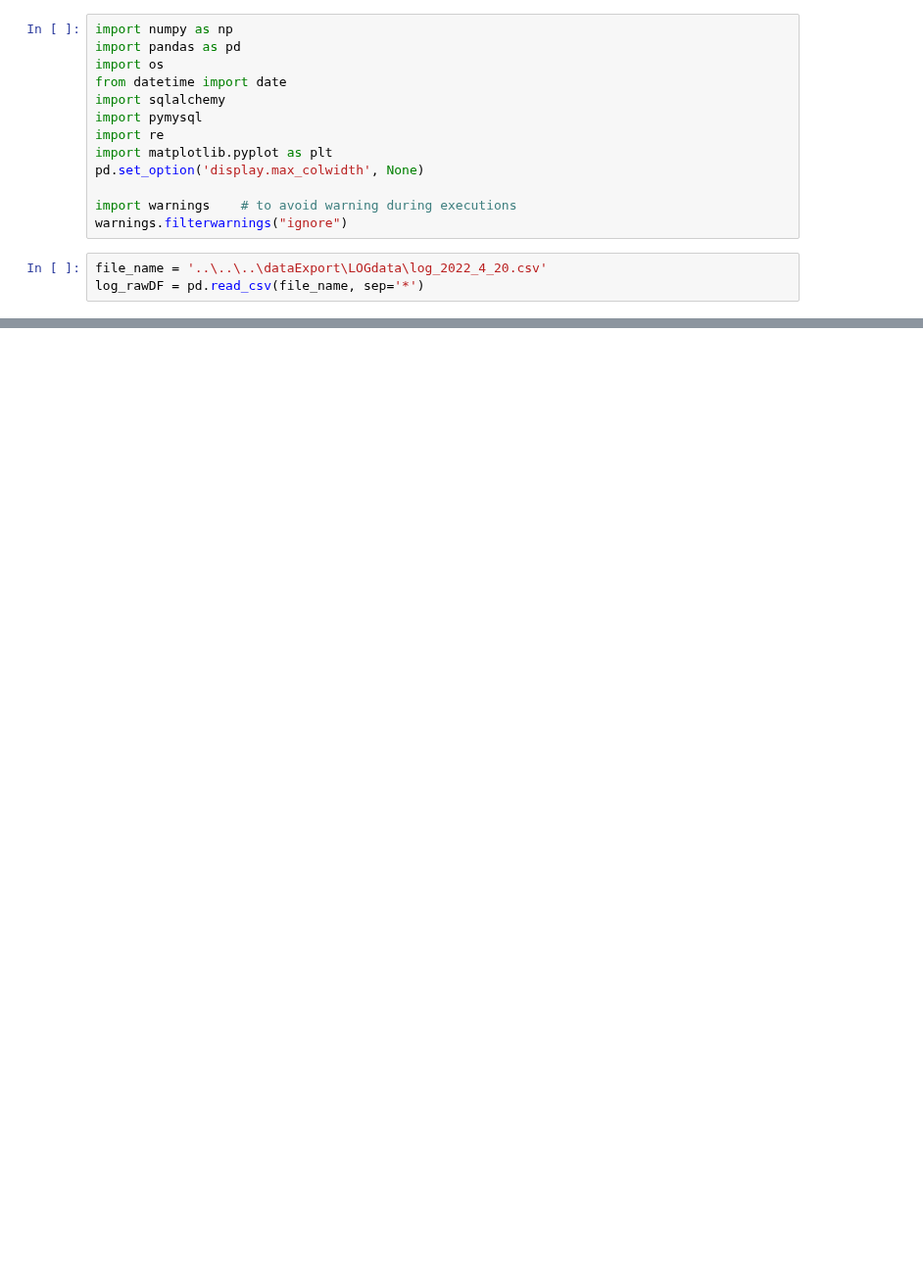
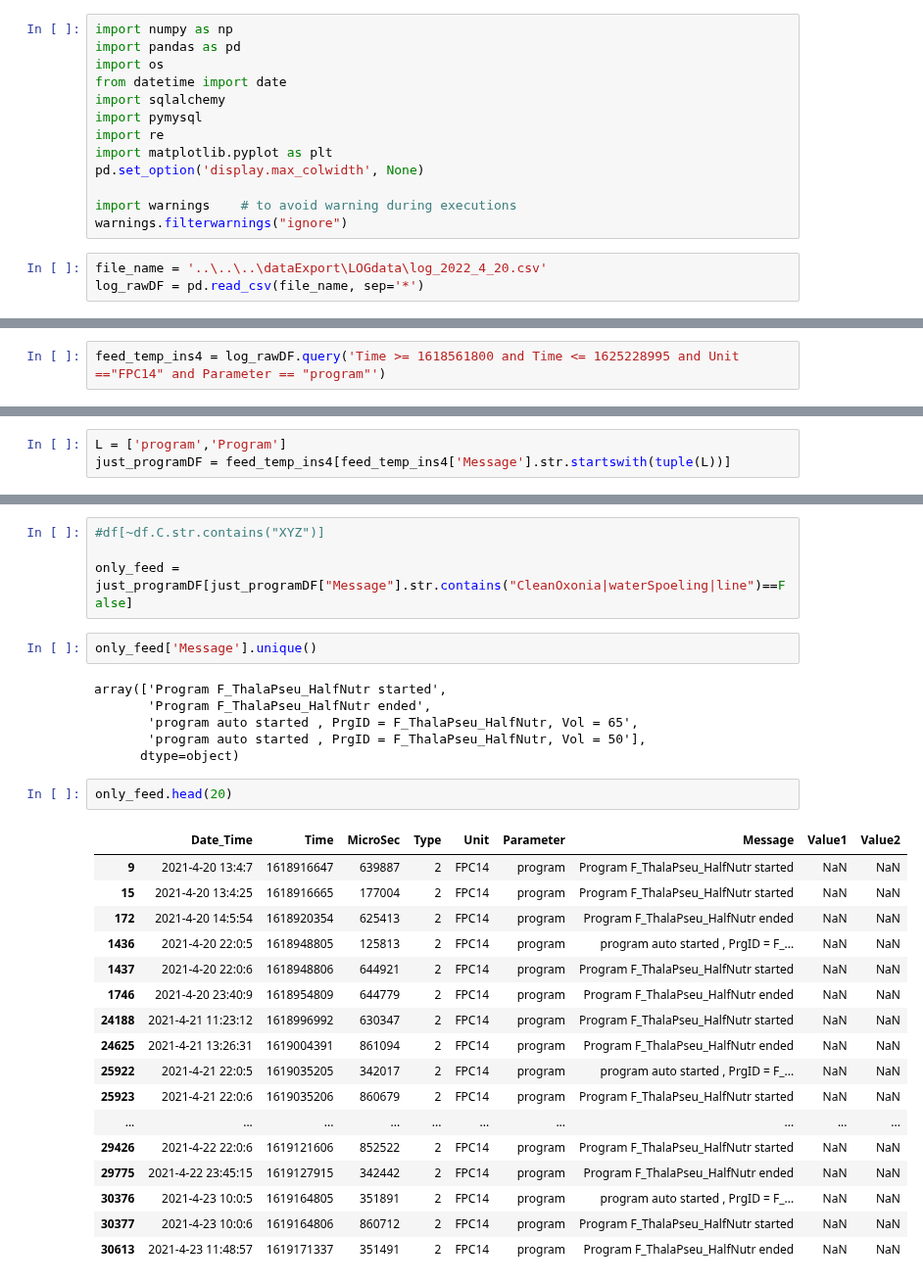
Before and after one commit to janakishyama/ESR_10, a Jupyter notebook: WP1/data_cleaning_DBexport/_4_feed_Nutrient/1_feed_data_extraction.ipynb, the cells around one changed output, grey strips where cells are left out. Shown at 98% size. Cells and saved outputs as stored; diff of their text form; blank space fills up the shorter version.

```diff
--- a/WP1/data_cleaning_DBexport/_4_feed_Nutrient/1_feed_data_extraction.ipynb
+++ b/WP1/data_cleaning_DBexport/_4_feed_Nutrient/1_feed_data_extraction.ipynb
@@ -36,0 +26,2 @@ log_rawDF.head(20)
+# %%
+feed_temp_ins4 = log_rawDF.query('Time >= 1618561800 and Time <= 1625228995 and Unit =="FPC14" and Parameter == "program"')
@@ -36,0 +87,3 @@ log_rawDF.head(20)
+# %%
+L = ['program','Program']
+just_programDF = feed_temp_ins4[feed_temp_ins4['Message'].str.startswith(tuple(L))]
@@ -36,0 +101,32 @@ log_rawDF.head(20)
+# %%
+#df[~df.C.str.contains("XYZ")]
+
+only_feed = just_programDF[just_programDF["Message"].str.contains("CleanOxonia|waterSpoeling|line")==False]
+# %%
+only_feed['Message'].unique()
+# %% [output]
+array(['Program F_ThalaPseu_HalfNutr started',
+       'Program F_ThalaPseu_HalfNutr ended',
+       'program auto started , PrgID = F_ThalaPseu_HalfNutr, Vol = 65',
+       'program auto started , PrgID = F_ThalaPseu_HalfNutr, Vol = 50'],
+      dtype=object)
+# %%
+only_feed.head(20)
+# %% [output]
+|  | Date_Time | Time | MicroSec | Type | Unit | Parameter | Message | Value1 | Value2 |
+| 9 | 2021-4-20 13:4:7 | 1618916647 | 639887 | 2 | FPC14 | program | Program F_ThalaPseu_HalfNutr started | NaN | NaN |
+| 15 | 2021-4-20 13:4:25 | 1618916665 | 177004 | 2 | FPC14 | program | Program F_ThalaPseu_HalfNutr started | NaN | NaN |
+| 172 | 2021-4-20 14:5:54 | 1618920354 | 625413 | 2 | FPC14 | program | Program F_ThalaPseu_HalfNutr ended | NaN | NaN |
+| 1436 | 2021-4-20 22:0:5 | 1618948805 | 125813 | 2 | FPC14 | program | program auto started , PrgID = F_... | NaN | NaN |
+| 1437 | 2021-4-20 22:0:6 | 1618948806 | 644921 | 2 | FPC14 | program | Program F_ThalaPseu_HalfNutr started | NaN | NaN |
+| 1746 | 2021-4-20 23:40:9 | 1618954809 | 644779 | 2 | FPC14 | program | Program F_ThalaPseu_HalfNutr ended | NaN | NaN |
+| 24188 | 2021-4-21 11:23:12 | 1618996992 | 630347 | 2 | FPC14 | program | Program F_ThalaPseu_HalfNutr started | NaN | NaN |
+| 24625 | 2021-4-21 13:26:31 | 1619004391 | 861094 | 2 | FPC14 | program | Program F_ThalaPseu_HalfNutr ended | NaN | NaN |
+| 25922 | 2021-4-21 22:0:5 | 1619035205 | 342017 | 2 | FPC14 | program | program auto started , PrgID = F_... | NaN | NaN |
+| 25923 | 2021-4-21 22:0:6 | 1619035206 | 860679 | 2 | FPC14 | program | Program F_ThalaPseu_HalfNutr started | NaN | NaN |
+| ... | ... | ... | ... | ... | ... | ... | ... | ... | ... |
+| 29426 | 2021-4-22 22:0:6 | 1619121606 | 852522 | 2 | FPC14 | program | Program F_ThalaPseu_HalfNutr started | NaN | NaN |
+| 29775 | 2021-4-22 23:45:15 | 1619127915 | 342442 | 2 | FPC14 | program | Program F_ThalaPseu_HalfNutr ended | NaN | NaN |
+| 30376 | 2021-4-23 10:0:5 | 1619164805 | 351891 | 2 | FPC14 | program | program auto started , PrgID = F_... | NaN | NaN |
+| 30377 | 2021-4-23 10:0:6 | 1619164806 | 860712 | 2 | FPC14 | program | Program F_ThalaPseu_HalfNutr started | NaN | NaN |
+| 30613 | 2021-4-23 11:48:57 | 1619171337 | 351491 | 2 | FPC14 | program | Program F_ThalaPseu_HalfNutr ended | NaN | NaN |
```
Also changed, not shown: parts of 26 cells of this notebook.
